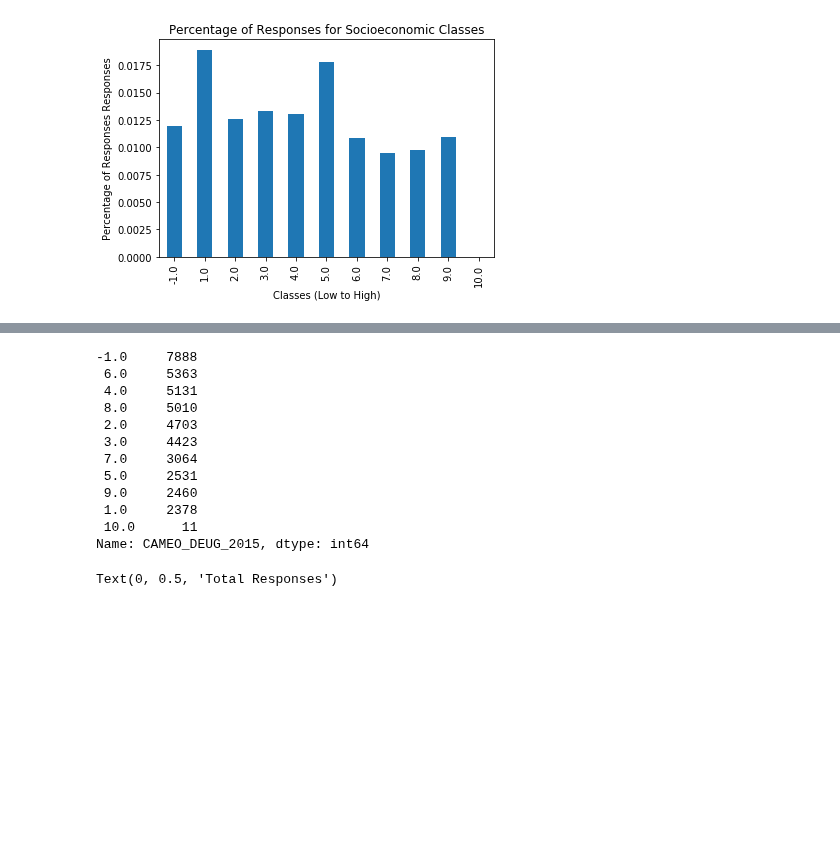
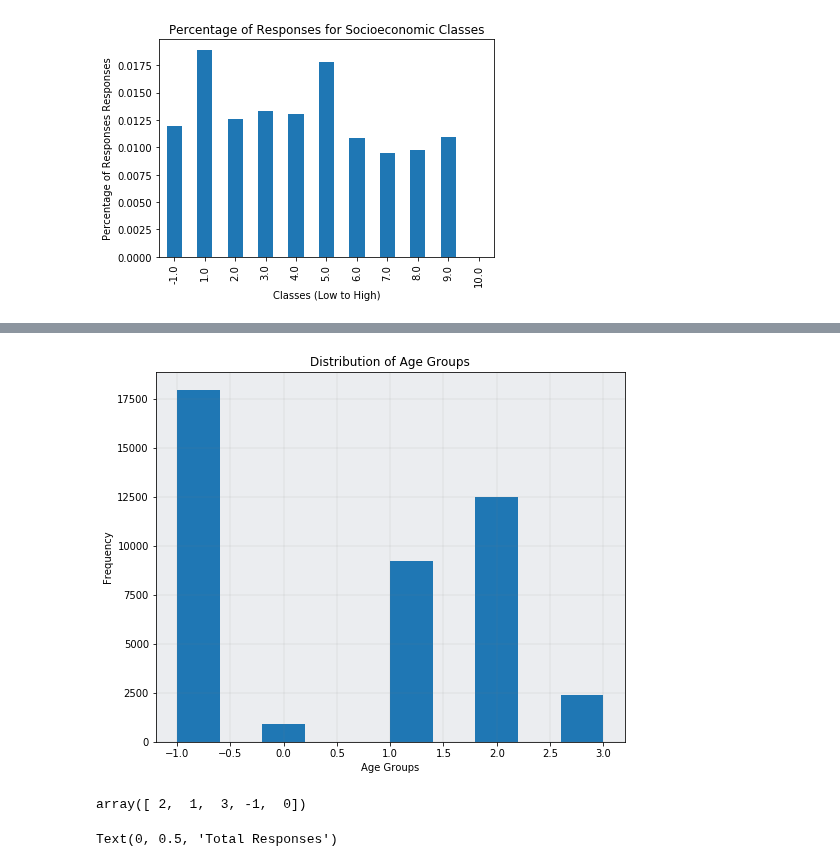
Before and after one commit to realmanisingh/population-segmentation, a Jupyter notebook: data_analysis.ipynb, the cells around one changed output, grey strips where cells are left out. Drawn from its saved outputs; the diff is of its cells as text; code cells hidden in the pictures; blank space fills up the shorter version.

```diff
--- a/data_analysis.ipynb
+++ b/data_analysis.ipynb
@@ -82,26 +83,20 @@ plt.savefig('images/age_responses')
 # %%
 # Graph showing the distribution of age groups
-train_data.groupby('AGER_TYP').hist()
+plt.figure(figsize=(8.4, 6.8))
+plt.hist(train_data["AGER_TYP"])
 ax = plt.gca()
 ax.set_facecolor('#ebedf0')
 plt.title("Distribution of Age Groups")
 plt.xlabel("Age Groups")
 plt.ylabel("Frequency")
 plt.grid(color='grey', linestyle='-', linewidth=0.25, alpha=0.5)
 plt.savefig('images/age_distribution')
 # %% [output]
--1.0     7888
- 6.0     5363
- 4.0     5131
- 8.0     5010
- 2.0     4703
- 3.0     4423
- 7.0     3064
- 5.0     2531
- 9.0     2460
- 1.0     2378
- 10.0      11
-Name: CAMEO_DEUG_2015, dtype: int64
+[figure, added]
+# %%
+train_data["AGER_TYP"].unique()
+# %% [output]
+array([ 2,  1,  3, -1,  0])
 # %%
 # Graph comparing the online transaction activity to the response
 train_data.groupby('D19_BANKEN_ONLINE_QUOTE_12')['RESPONSE'].mean().plot.bar()
```
Also changed, not shown: parts of 1 cell of this notebook.
